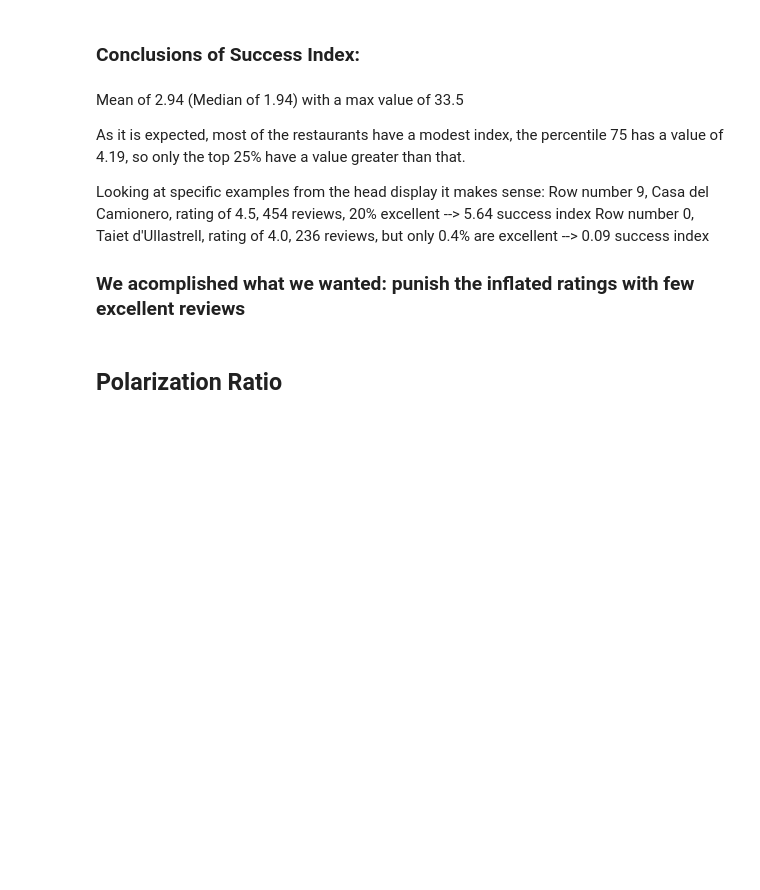
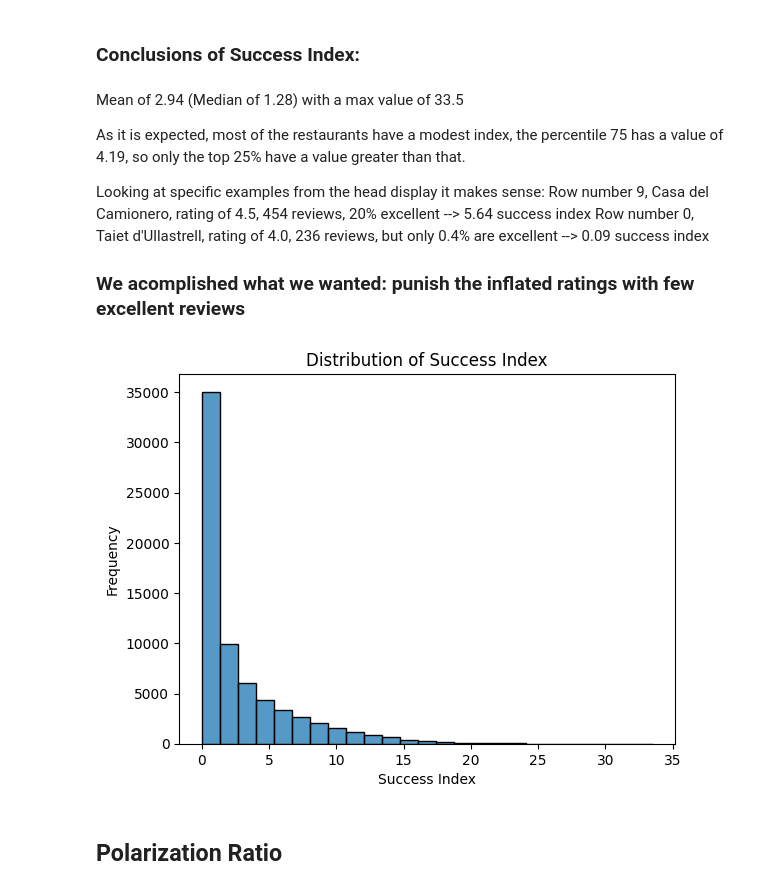
Before and after one commit to AlexMateu21/Final-Project, a Jupyter notebook: notebooks/EDA.ipynb, the cells around one changed output. Cells and saved outputs as stored; diff of their text form; code cells hidden in the pictures; blank space fills up the shorter version.

```diff
--- a/notebooks/EDA.ipynb
+++ b/notebooks/EDA.ipynb
@@ -620,7 +622,7 @@ mean         2.942356
 # %% [markdown]
 ### Conclusions of Success Index:
 # %% [markdown]
-Mean of 2.94 (Median of 1.94) with a max value of 33.5
+Mean of 2.94 (Median of 1.28) with a max value of 33.5
 
 As it is expected, most of the restaurants have a modest index, the percentile 75 has a value of 4.19, so only the top 25% have a value greater than that.
 
@@ -629,3 +631,12 @@ Row number 9, Casa del Camionero, rating of 4.5, 454 reviews, 20% excellent -->
 Row number 0, Taiet d'Ullastrell, rating of 4.0, 236 reviews, but only 0.4% are excellent --> 0.09 success index
 
 ### We acomplished what we wanted: punish the inflated ratings with few excellent reviews
+# %%
+# let's also check the distribution of the success index to see if it makes sense
+sns.histplot(df_final["success_index"], bins=25)
+plt.title("Distribution of Success Index")
+plt.xlabel("Success Index")
+plt.ylabel("Frequency")
+plt.show()
+# %% [output]
+[figure, added]
```
Also changed, not shown: parts of 53 cells of this notebook.
